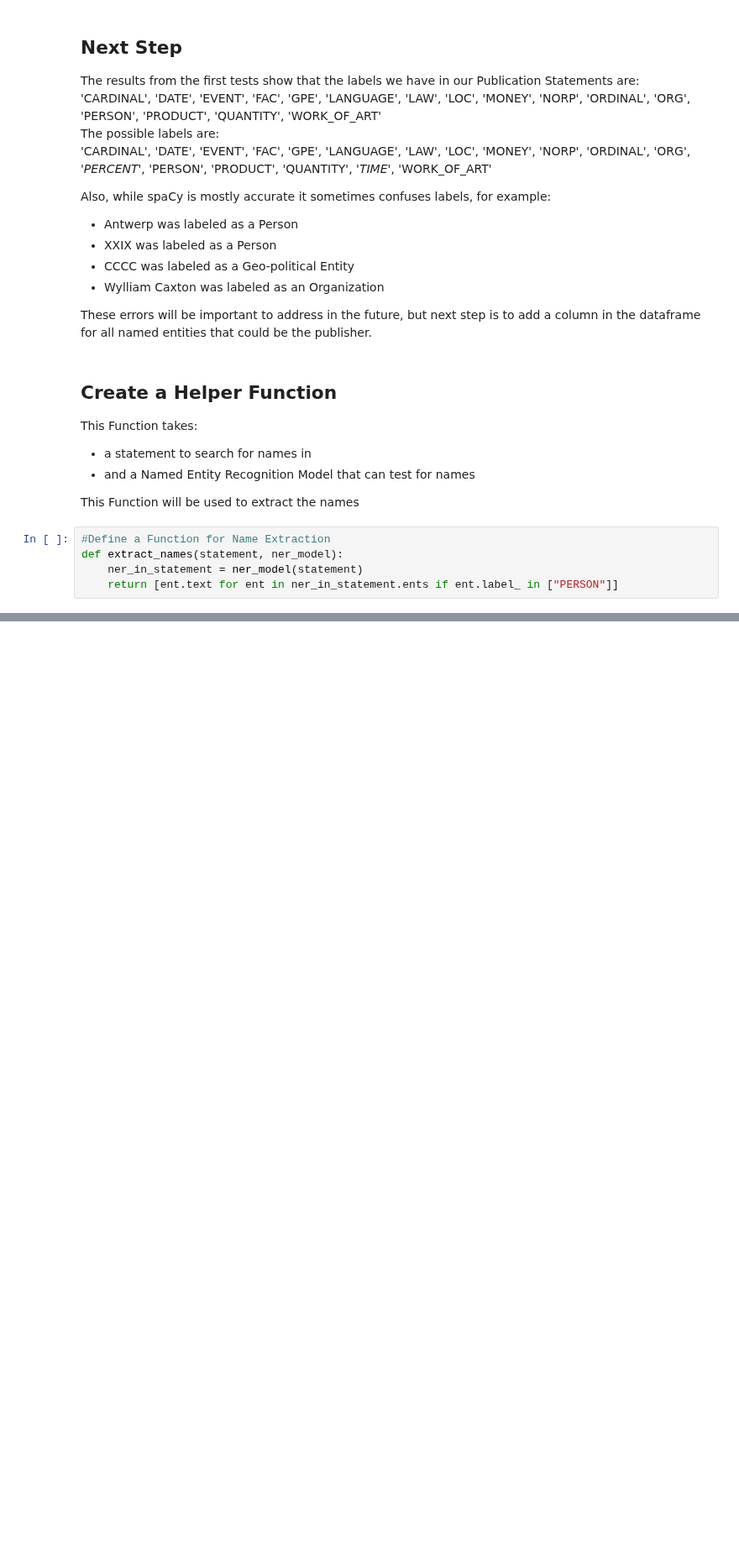
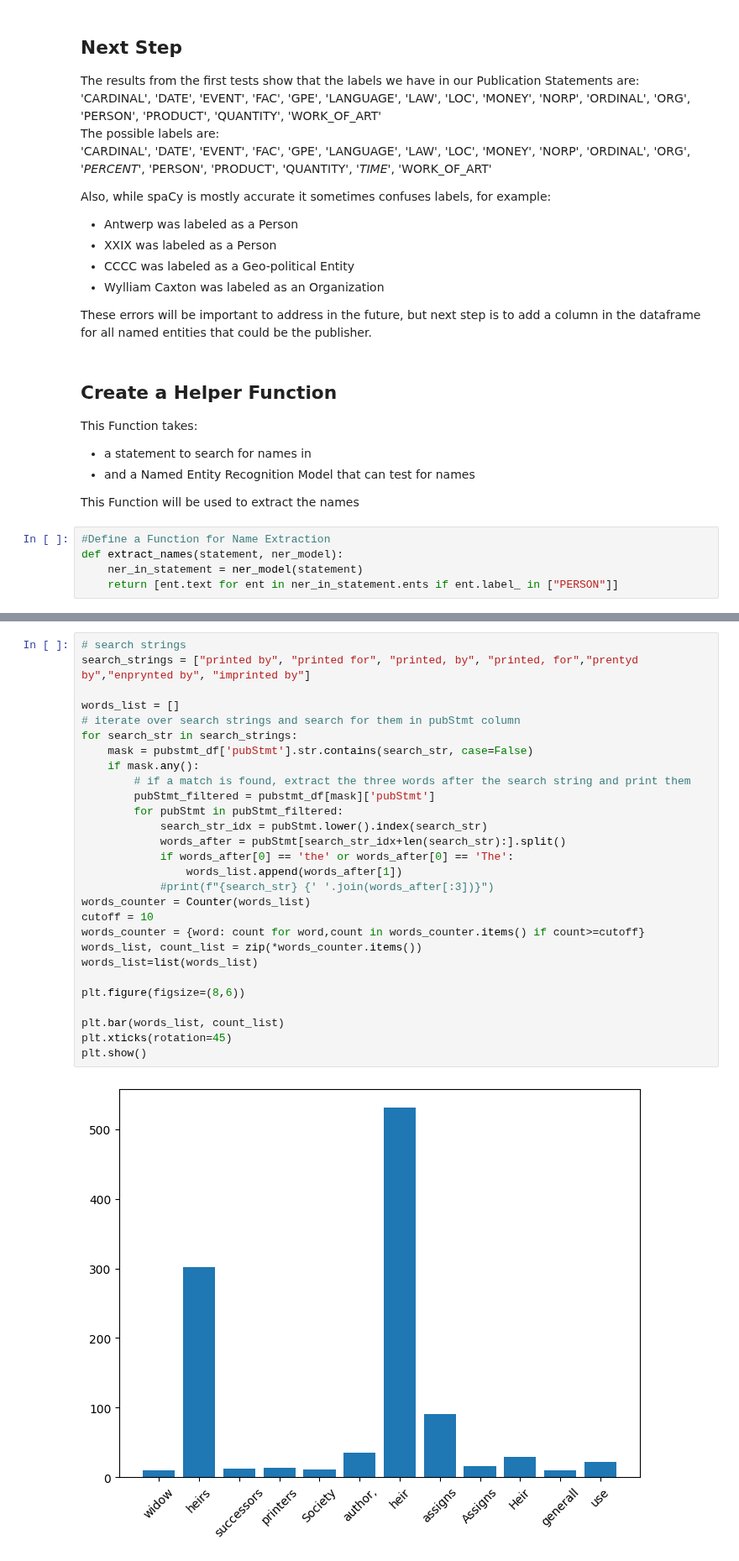
Before and after one commit to ABasu/earlyprint, a Jupyter notebook: ep_printer_metadata_ner.ipynb, the cells around one changed output, grey strips where cells are left out. Shown at 84% size. Saved outputs shown, nothing was run; the diff lists cells and outputs as text; blank space fills up the shorter version.

Commit message:
progress on ner notebook, found useful trend

```diff
--- a/ep_printer_metadata_ner.ipynb
+++ b/ep_printer_metadata_ner.ipynb
@@ -149,0 +158,30 @@ Name: namedEntities, Length: 11376, dtype: object
+# %%
+# search strings
+search_strings = ["printed by", "printed for", "printed, by", "printed, for","prentyd by","enprynted by", "imprinted by"]
+
+words_list = []
+# iterate over search strings and search for them in pubStmt column
+for search_str in search_strings:
+    mask = pubstmt_df['pubStmt'].str.contains(search_str, case=False)
+    if mask.any():
+        # if a match is found, extract the three words after the search string and print them
+        pubStmt_filtered = pubstmt_df[mask]['pubStmt']
+        for pubStmt in pubStmt_filtered:
+            search_str_idx = pubStmt.lower().index(search_str)
+            words_after = pubStmt[search_str_idx+len(search_str):].split()
+            if words_after[0] == 'the' or words_after[0] == 'The':
+                words_list.append(words_after[1])
+            #print(f"{search_str} {' '.join(words_after[:3])}")
+words_counter = Counter(words_list)
+cutoff = 10
+words_counter = {word: count for word,count in words_counter.items() if count>=cutoff}
+words_list, count_list = zip(*words_counter.items())
+words_list=list(words_list)
+
+plt.figure(figsize=(8,6))
+
+plt.bar(words_list, count_list)
+plt.xticks(rotation=45)
+plt.show()
+# %% [output]
+[figure, added]
```
Also changed, not shown: parts of 8 cells of this notebook.
